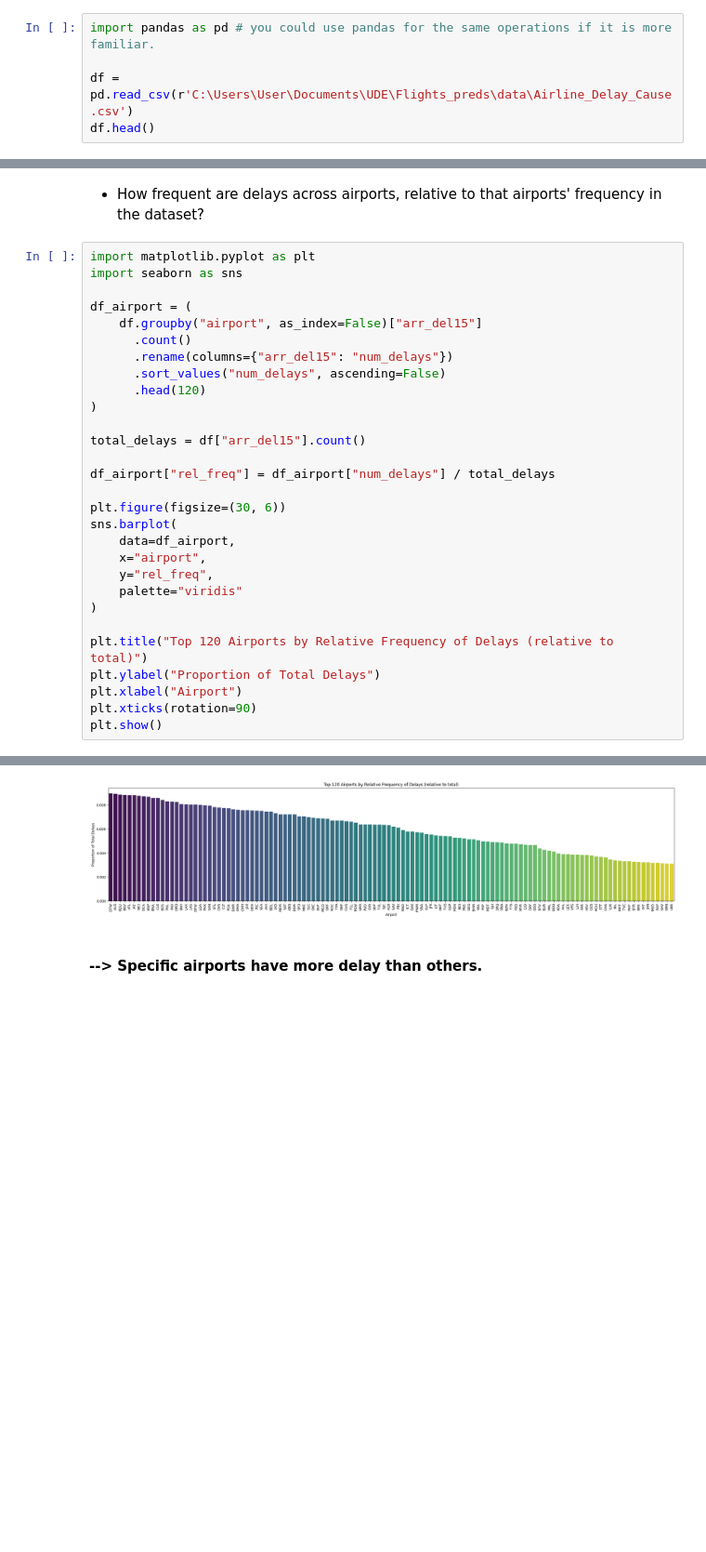
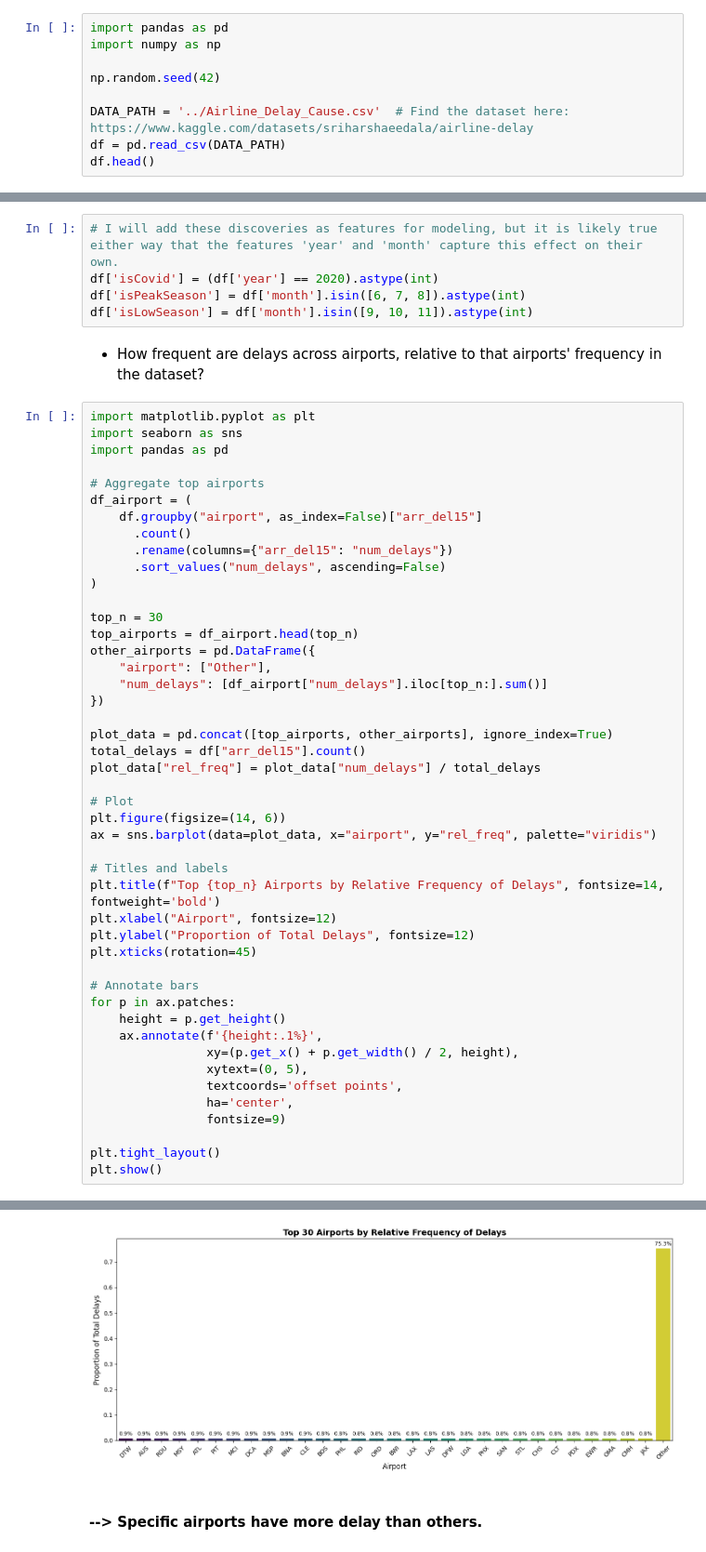
Before and after one commit to AnastasiaRassi/Forecasting-Flight-Delays-Monthly, a Jupyter notebook: notebooks/01_eda_cleaning.ipynb, the cells around one changed output, grey strips where cells are left out. Shown at 93% size. Drawn from its saved outputs; the diff is of its cells as text; blank space fills up the shorter version.

```diff
--- a/notebooks/01_eda_cleaning.ipynb
+++ b/notebooks/01_eda_cleaning.ipynb
@@ -3,7 +4,11 @@
 # %%
-import pandas as pd # you could use pandas for the same operations if it is more familiar.
+import pandas as pd
+import numpy as np
 
-df = pd.read_csv(r'C:\Users\User\Documents\UDE\Flights_preds\data\Airline_Delay_Cause.csv')
+np.random.seed(42)
+
+DATA_PATH = '../Airline_Delay_Cause.csv'  # Find the dataset here: https://www.kaggle.com/datasets/sriharshaeedala/airline-delay
+df = pd.read_csv(DATA_PATH)
 df.head()
 # %% [output]
 |  | year | month | carrier | carrier_name | airport | airport_name | arr_flights | arr_del15 | carrier_ct | ... |
@@ -267,33 +243,55 @@ Passing `palette` without assigning `hue` is deprecated and will be removed in v
+# %%
+# I will add these discoveries as features for modeling, but it is likely true either way that the features 'year' and 'month' capture this effect on their own.
+df['isCovid'] = (df['year'] == 2020).astype(int)
+df['isPeakSeason'] = df['month'].isin([6, 7, 8]).astype(int)
+df['isLowSeason'] = df['month'].isin([9, 10, 11]).astype(int)
 # %% [markdown]
 * How frequent are delays across airports, relative to that airports' frequency in the dataset?
 # %%
 import matplotlib.pyplot as plt
 import seaborn as sns
+import pandas as pd
 
+# Aggregate top airports
 df_airport = (
     df.groupby("airport", as_index=False)["arr_del15"]
       .count()
       .rename(columns={"arr_del15": "num_delays"})
       .sort_values("num_delays", ascending=False)
-      .head(120)
 )
 
+top_n = 30
+top_airports = df_airport.head(top_n)
+other_airports = pd.DataFrame({
+    "airport": ["Other"],
+    "num_delays": [df_airport["num_delays"].iloc[top_n:].sum()]
+})
+
+plot_data = pd.concat([top_airports, other_airports], ignore_index=True)
 total_delays = df["arr_del15"].count()
+plot_data["rel_freq"] = plot_data["num_delays"] / total_delays
 
-df_airport["rel_freq"] = df_airport["num_delays"] / total_delays
+# Plot
+plt.figure(figsize=(14, 6))
+ax = sns.barplot(data=plot_data, x="airport", y="rel_freq", palette="viridis")
 
-plt.figure(figsize=(30, 6))
-sns.barplot(
-    data=df_airport,
-    x="airport",
-    y="rel_freq",
-    palette="viridis"
-)
+# Titles and labels
+plt.title(f"Top {top_n} Airports by Relative Frequency of Delays", fontsize=14, fontweight='bold')
+plt.xlabel("Airport", fontsize=12)
+plt.ylabel("Proportion of Total Delays", fontsize=12)
+plt.xticks(rotation=45)
 
-plt.title("Top 120 Airports by Relative Frequency of Delays (relative to total)")
-plt.ylabel("Proportion of Total Delays")
-plt.xlabel("Airport")
-plt.xticks(rotation=90)
+# Annotate bars
+for p in ax.patches:
+    height = p.get_height()
+    ax.annotate(f'{height:.1%}',
+                xy=(p.get_x() + p.get_width() / 2, height),
+                xytext=(0, 5),
+                textcoords='offset points',
+                ha='center',
+                fontsize=9)
+
+plt.tight_layout()
 plt.show()
 # %% [output]
 Passing `palette` without assigning `hue` is deprecated and will be removed in v0.14.0. Assign the `x` variable to `hue` and set `legend=False` for the same effect.
@@ -302,4 +300,4 @@ Passing `palette` without assigning `hue` is deprecated and will be removed in v
-[figure, old version]
+[figure, new version]
 # %% [markdown]
 #### --> Specific airports have more delay than others.
 # %% [markdown]
```
Also changed, not shown: parts of 40 cells of this notebook, 1 other file.
